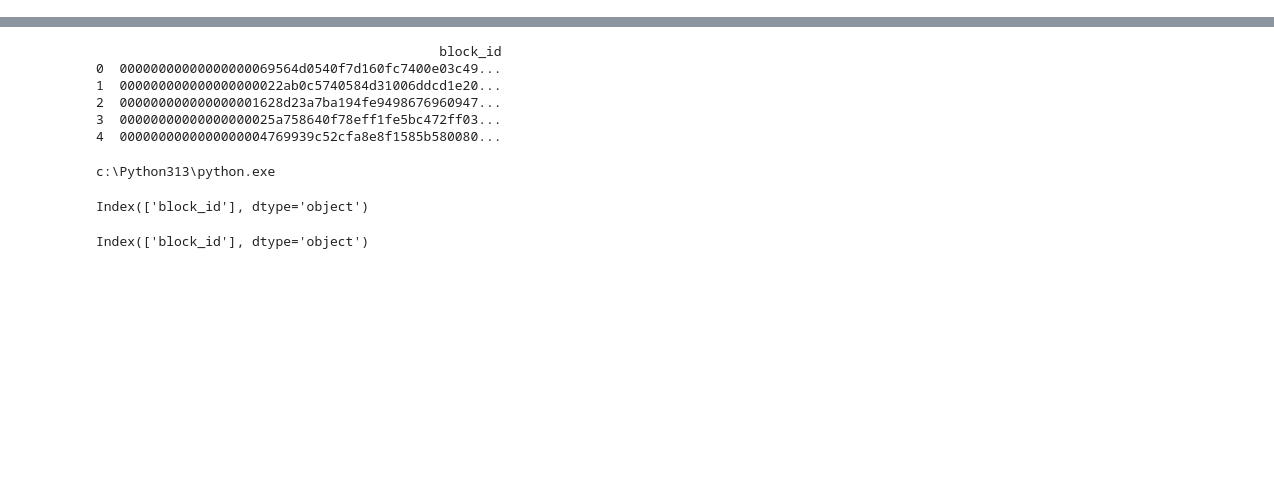
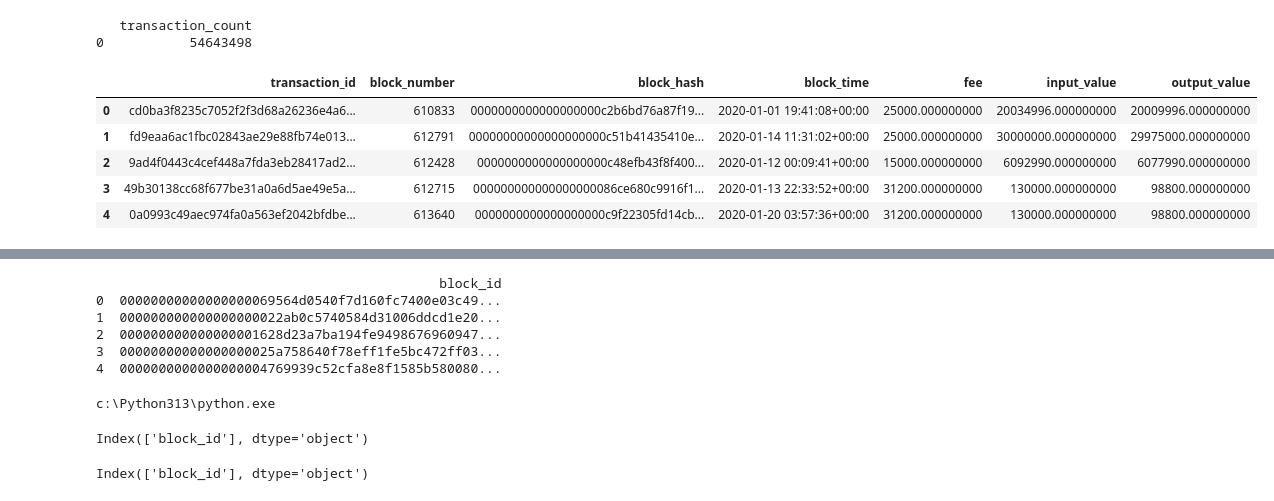
Before and after one commit to happybathtowel/CAPSTONE_PROJECT, a Jupyter notebook: BTC_Blockchain&WorldEvents_Analysis.ipynb, the cells around one changed output, grey strips where cells are left out. Cells and saved outputs as stored; diff of their text form; code cells hidden in the pictures; blank space fills up the shorter version.

```diff
--- a/BTC_Blockchain&WorldEvents_Analysis.ipynb
+++ b/BTC_Blockchain&WorldEvents_Analysis.ipynb
@@ -138,0 +127,42 @@ memory usage: 587.0+ bytes
+# %%
+# Now checking to make sure there's enough data during Jan-June 2020 in the transactions table:
+query_row_count = """
+SELECT COUNT(*) as transaction_count
+FROM `bigquery-public-data.crypto_bitcoin.transactions`
+WHERE block_timestamp BETWEEN '2020-01-01' AND '2020-06-30'
+"""
+df_row_count = client.query(query_row_count).to_dataframe()
+print(df_row_count)
+# %% [output]
+   transaction_count
+0           54643498
+# %%
+# doing a small check to see if I can join things on the blocks and transactions table:
+query_join_test = """
+SELECT
+  t.hash AS transaction_id,
+  t.block_number,
+  b.hash AS block_hash,
+  b.timestamp AS block_time,
+  t.fee,
+  t.input_value,
+  t.output_value
+FROM
+  `bigquery-public-data.crypto_bitcoin.transactions` t
+JOIN
+  `bigquery-public-data.crypto_bitcoin.blocks` b
+ON
+  t.block_number = b.number
+WHERE
+  t.block_timestamp BETWEEN '2020-01-01' AND '2020-06-30'
+LIMIT 10
+"""
+df_join_test = client.query(query_join_test).to_dataframe()
+df_join_test.head()
+# %% [output]
+|  | transaction_id | block_number | block_hash | block_time | fee | input_value | output_value |
+| 0 | cd0ba3f8235c7052f2f3d68a26236e4a6... | 610833 | 0000000000000000000c2b6bd76a87f19... | 2020-01-01 19:41:08+00:00 | 25000.000000000 | 20034996.000000000 | 20009996.000000000 |
+| 1 | fd9eaa6ac1fbc02843ae29e88fb74e013... | 612791 | 00000000000000000000c51b41435410e... | 2020-01-14 11:31:02+00:00 | 25000.000000000 | 30000000.000000000 | 29975000.000000000 |
+| 2 | 9ad4f0443c4cef448a7fda3eb28417ad2... | 612428 | 0000000000000000000c48efb43f8f400... | 2020-01-12 00:09:41+00:00 | 15000.000000000 | 6092990.000000000 | 6077990.000000000 |
+| 3 | 49b30138cc68f677be31a0a6d5ae49e5a... | 612715 | 000000000000000000086ce680c9916f1... | 2020-01-13 22:33:52+00:00 | 31200.000000000 | 130000.000000000 | 98800.000000000 |
+| 4 | 0a0993c49aec974fa0a563ef2042bfdbe... | 613640 | 0000000000000000000c9f22305fd14cb... | 2020-01-20 03:57:36+00:00 | 31200.000000000 | 130000.000000000 | 98800.000000000 |
```
Also changed, not shown: parts of 18 cells of this notebook.
